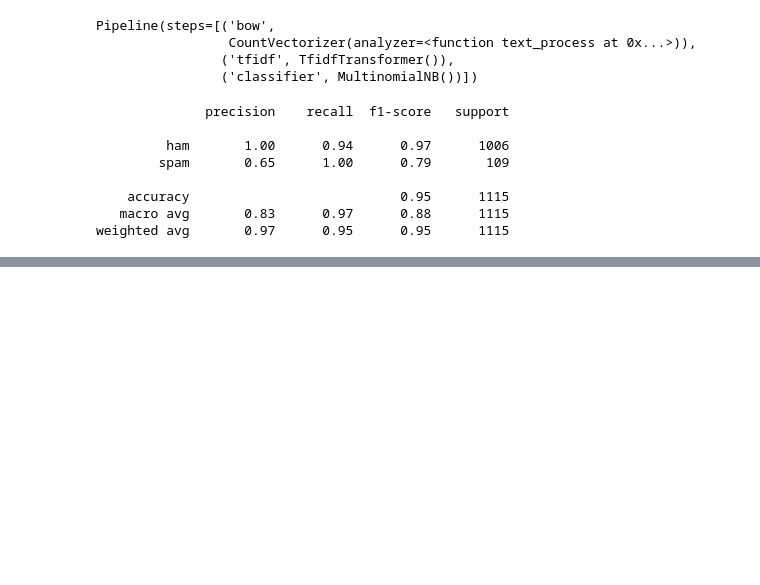
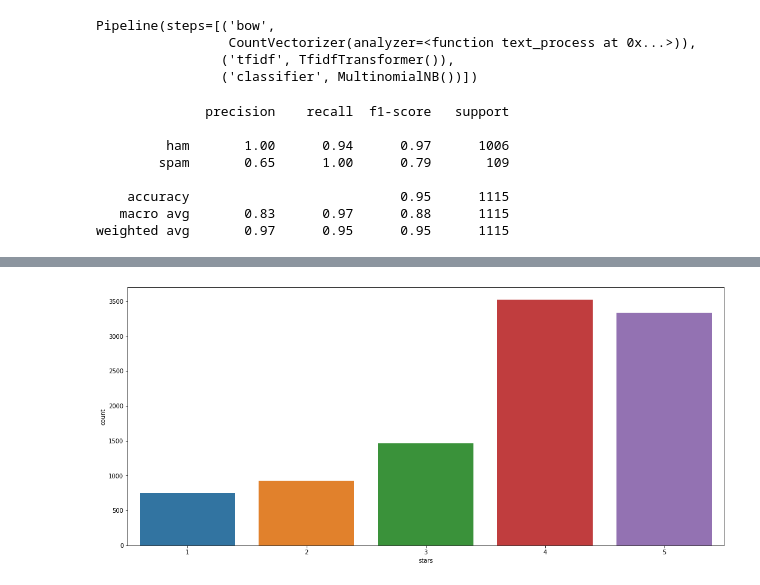
Before and after one commit to FivMeyer/Python_Studies, a Jupyter notebook: 10_nlp.ipynb, the cells around one changed output, grey strips where cells are left out. Saved outputs shown, nothing was run; the diff lists cells and outputs as text; code cells hidden in the pictures; blank space fills up the shorter version.

```diff
--- a/10_nlp.ipynb
+++ b/10_nlp.ipynb
@@ -333,0 +396,5 @@ weighted avg       0.97      0.95      0.95      1115
+# %%
+plt.figure(figsize=(18,8))
+sns.countplot(x='stars', data=yelp);
+# %% [output]
+[figure, added]
```
Also changed, not shown: parts of 28 cells of this notebook.
